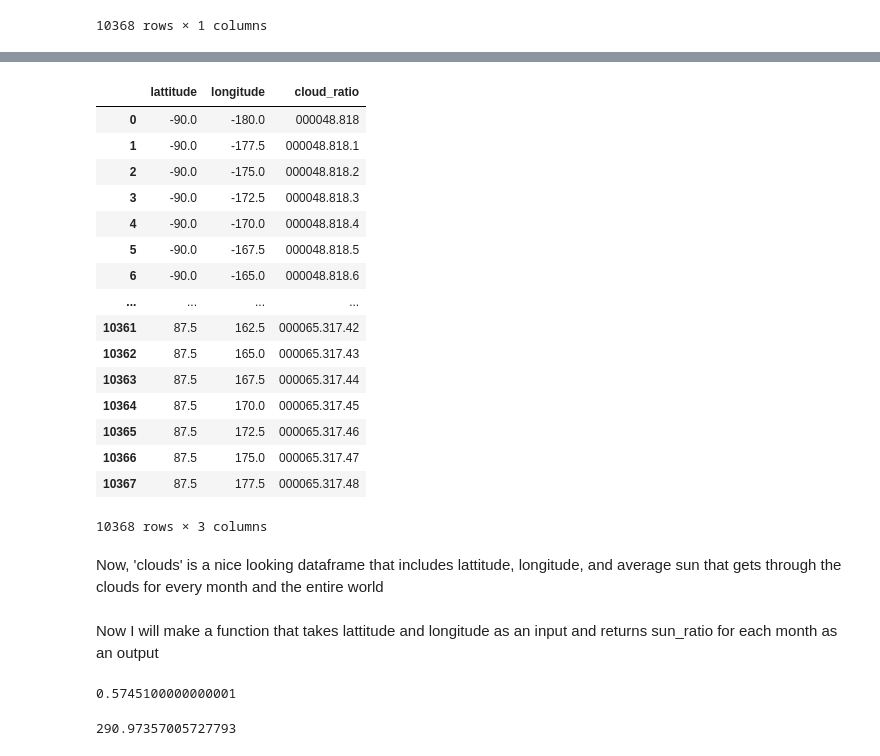
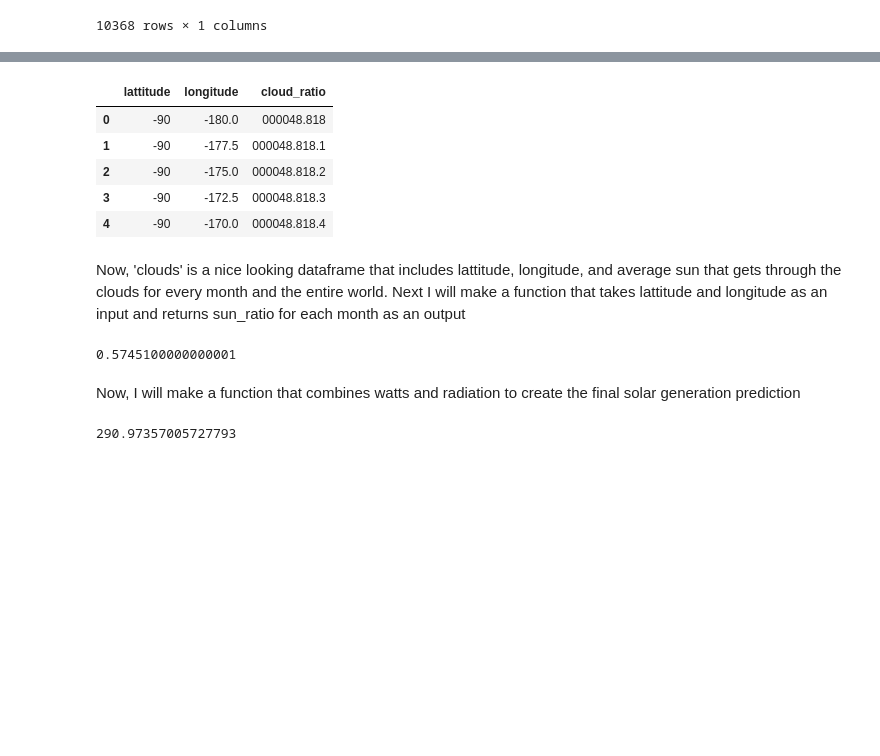
Before and after one commit to jonahgolden/Solar_potential_calculator, a Jupyter notebook: src/Solar_Calcu.ipynb, the cells around one changed output, grey strips where cells are left out. Saved outputs shown, nothing was run; the diff lists cells and outputs as text; code cells hidden in the pictures; blank space fills up the shorter version.

```diff
--- a/src/final_code.ipynb
+++ b/src/Solar_Calcu.ipynb
@@ -126,4 +152,4 @@ def Solar_Energy_Calculator(lattitude, panel_efficiency, area):
 The cloud cover data I am using is International Satellite Cloud Climatology Project (ISCCP). To understand this data in its raw form, visualize a map of the world overlayed by a grid of squares.  Each square is 2.5 degrees in width and height, so the grid is 144 x 72 (longitude x latitude) and has a total of 10368 squares. Each number in the data is the average annual cloud cover percentage for a single square. The first number represents average cloud cover  in the -90 degrees latitude, -180 degrees longitude box. Longitude varies first, and begins at -180 degrees and proceeds eastward to +180 degrees. Latitude begins at -90 degrees and proceeds northward to +90 degrees.
 # %%
 # First, I'm loading the raw cloud cover data.
-cloud_dat = pd.read_csv('../../data/weather.txt',sep='\s+')
+cloud_dat = pd.read_table('../data/weather.txt',sep='\s+')
@@ -172,7 +193,7 @@ cloud_dat
 # Next, I load a dataframe that I created in excel with three columns
 # (month, lattitude, and longitude) that have been filled in to line up
 # with the 'data' object.
-clouds = pd.read_excel('../../data/blank_weather.xlsx',sep='\s+')
-clouds
+clouds = pd.read_excel('../data/blank_weather.xlsx',sep='\s+')
+clouds.head(n=5)
 # %% [output]
 |  | lattitude | longitude |
@@ -195,26 +205,13 @@ clouds
 # %%
 # Now, we will add a fourth column to 'clouds' that is our data
 clouds['cloud_ratio'] = cloud_dat['cloud_ratio']
-clouds
+clouds.head(n=5)
 # %% [output]
 |  | lattitude | longitude | cloud_ratio |
-| 0 | -90.0 | -180.0 | 000048.818 |
-| 1 | -90.0 | -177.5 | 000048.818.1 |
-| 2 | -90.0 | -175.0 | 000048.818.2 |
-| 3 | -90.0 | -172.5 | 000048.818.3 |
-| 4 | -90.0 | -170.0 | 000048.818.4 |
-| 5 | -90.0 | -167.5 | 000048.818.5 |
-| 6 | -90.0 | -165.0 | 000048.818.6 |
-| ... | ... | ... | ... |
-| 10361 | 87.5 | 162.5 | 000065.317.42 |
-| 10362 | 87.5 | 165.0 | 000065.317.43 |
-| 10363 | 87.5 | 167.5 | 000065.317.44 |
-| 10364 | 87.5 | 170.0 | 000065.317.45 |
-| 10365 | 87.5 | 172.5 | 000065.317.46 |
-| 10366 | 87.5 | 175.0 | 000065.317.47 |
-| 10367 | 87.5 | 177.5 | 000065.317.48 |
+| 0 | -90 | -180.0 | 000048.818 |
+| 1 | -90 | -177.5 | 000048.818.1 |
+| 2 | -90 | -175.0 | 000048.818.2 |
+| 3 | -90 | -172.5 | 000048.818.3 |
+| 4 | -90 | -170.0 | 000048.818.4 |
-10368 rows × 3 columns
 # %% [markdown]
-Now, 'clouds' is a nice looking dataframe that includes lattitude, longitude, and average sun that gets through the clouds for every month and the entire world
+Now, 'clouds' is a nice looking dataframe that includes lattitude, longitude, and average sun that gets through the clouds for every month and the entire world.  Next I will make a function that takes lattitude and longitude as an input and returns sun_ratio for each month as an output
-# %% [markdown]
-Now I will make a function that takes lattitude and longitude as an input and returns sun_ratio for each month as an output
@@ -229,8 +224,9 @@ def find_sun(lat,long):
     x = clouds.loc[(clouds['lattitude'] <= lat) & (clouds['lattitude'] > (lat-2.5)) & (clouds['longitude'] <= long) & (clouds['longitude'] > (long-2.5))]
     radiation_ratio = 1-((float(x.iloc[0,2])*0.6)/100)
     return(radiation_ratio)
-# %%
-radiation = find_sun(49,-123)
-radiation
-# %% [output]
-0.5745100000000001
+# %%
+# Now I will use the find_sun function to find the amount of sun in a specific location (Squamish)
+radiation = find_sun(49,-123)
+radiation
+# %% [output]
+0.5745100000000001
@@ -237,3 +237,5 @@ radiation
+# %% [markdown]
+Now, I will make a function that combines watts and radiation to create the final solar generation prediction
 # %%
 def apply_clouds(watts,radiation):
     '''This function takes a list of watts without clouds and radiation ratio due to clouds
```
Also changed, not shown: parts of 19 cells of this notebook, 13 other files.
